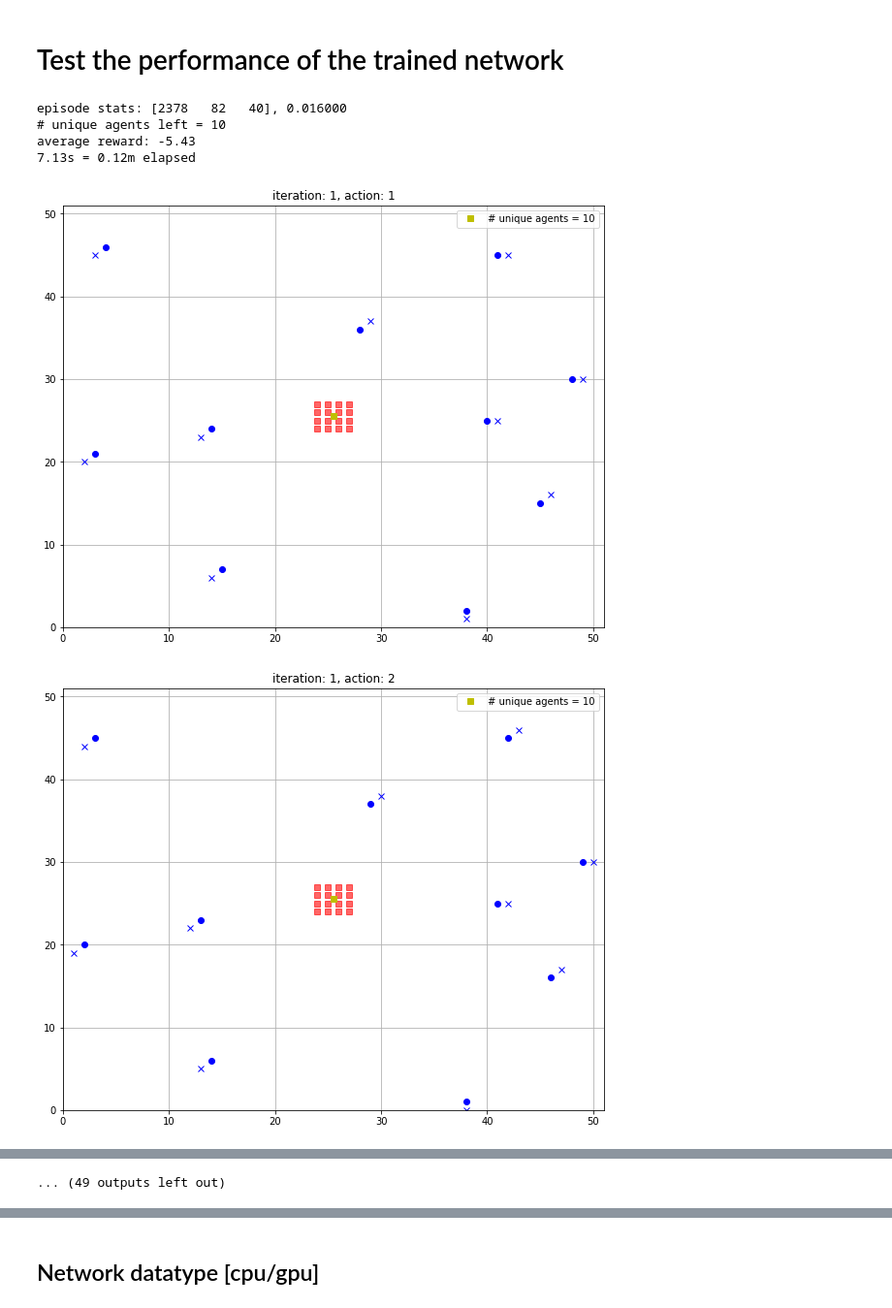
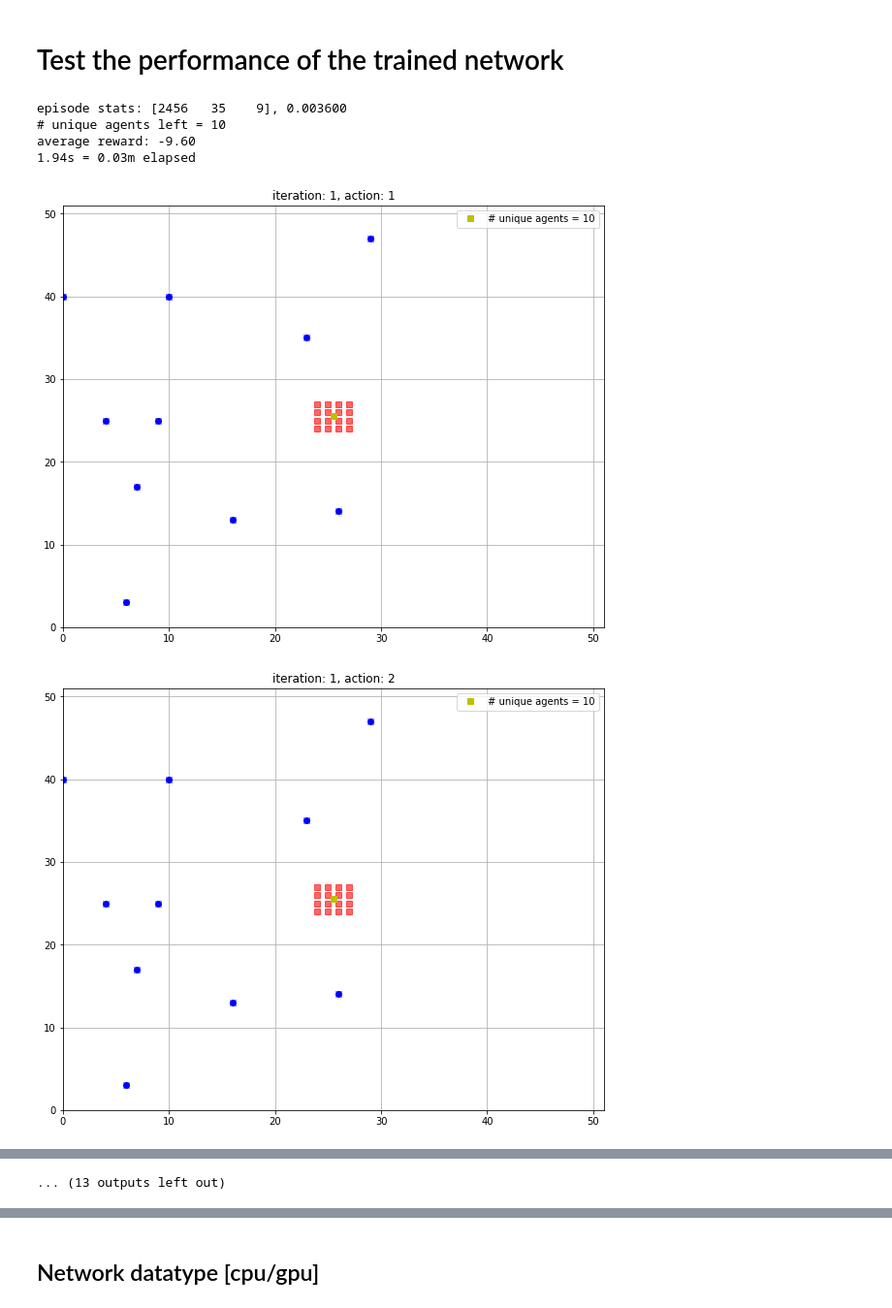
Before and after one commit to rhaksar/ddrl-firefighting, a Jupyter notebook: train-warmstart-PyTorch.ipynb, the cells around one changed output, grey strips where cells are left out. Shown at 97% size. Saved outputs shown, nothing was run; the diff lists cells and outputs as text; code cells hidden in the pictures.

```diff
--- a/train-warmstart-PyTorch.ipynb
+++ b/train-warmstart-PyTorch.ipynb
@@ -721,10 +750,10 @@ test architecture with random data
 # %%
 tic = time.clock()
 N = 1
-img_dim = 8
-model = eelfff_net(img_dim).type(dtype)
+img_s_dim = 3
+model = eelfff_net(img_s_dim).type(dtype)
 
-img = Variable(torch.randn(img_dim,img_dim)).type(dtype)
+img = Variable(torch.randn(img_s_dim,img_s_dim)).type(dtype)
 ide = Variable(torch.ones(1).type(dtype))
 pos = Variable(torch.randn(2).type(dtype))
 sf = Variable((True*torch.ones(1)).type(dtype))
@@ -732,7 +761,10 @@ center = Variable(torch.randn(2).type(dtype))
 cid = Variable(2*torch.ones(1)).type(dtype)
 cpo = Variable(torch.randn(2).type(dtype))
 
-Q = model(img, ide, pos, sf, center, cid, cpo)
+cds = Variable(10*torch.rand(1)).type(dtype)
+yld = Variable(False*2*torch.ones(1)+-1).type(dtype)
+
+Q = model(img, sf, pos-center, yld, cds)
 toc = time.clock()
 
 print(Q.size())
@@ -752,6 +784,7 @@ min_exp_size = 5000 #100
 dp = 0.15/0.2763
 act_repeat = 6
 img_dim = 8
+img_s_dim = 3
 center = (grid_size+1)/2
 cen_var = Variable(center*torch.ones(2)).type(dtype)
 
@@ -760,8 +793,8 @@ spawn_loc = np.arange(grid_size//3//2,grid_size,grid_size//3)
 perturbs = np.arange(-grid_size//3//2+1,grid_size//3//2+1,1)
 
 # create network instance
-model = eelfff_net(img_dim=img_dim).type(dtype)
-target = eelfff_net(img_dim=img_dim).type(dtype)
+model = eelfff_net(img_dim=img_s_dim).type(dtype)
+target = eelfff_net(img_dim=img_s_dim).type(dtype)
 updt_max = 1000 #2500
 dqn_updt_cntr = 1
 
@@ -769,7 +802,7 @@ dqn_updt_cntr = 1
 gamma = 0.99
 batch_size = 32
 # optimizer = torch.optim.Adam(model.parameters(), lr=2.5e-4, betas=(0.95,0.95), eps=0.01)
-optimizer = torch.optim.Adam(model.parameters(), lr=1e-4)
+optimizer = torch.optim.Adam(model.parameters(), lr=5e-4)
 
 # loss function
 loss_fn = torch.nn.MSELoss(size_average=False)
@@ -1215,7 +1305,7 @@ for k in range(n):
 
 # run simulation
 #while not sim.end:
-for _ in range(6*10):
+for _ in range(6*4):
     if plotting:
         plt.figure()
         plt.grid()
@@ -1235,6 +1325,7 @@ for _ in range(6*10):
 
     new_agent_pos = np.zeros((n,2)).astype(np.int32)
 
+    loss = 0
     # generate control for each agent
     for k in range(n):
         # generate image
@@ -1245,25 +1336,34 @@ for _ in range(6*10):
         min_dist, min_id, min_pos = min(dists)
 
         # use network to generate action
-        img = Variable(torch.from_numpy(img)).type(dtype)
-        ide = Variable(k*torch.ones(1)).type(dtype)
+        img = Variable(torch.from_numpy(img[3:6,3:6])).type(dtype)
+        ide = Variable((k+1)*torch.ones(1)).type(dtype)
         pos = Variable(torch.from_numpy(agent_pos[k,:])).type(dtype)
         sf = Variable(agent_sf[k]*torch.ones(1)).type(dtype)
         cid = Variable(min_id*torch.ones(1)).type(dtype)
         cpo = Variable(torch.from_numpy(min_pos)).type(dtype)
+        cds = Variable(min_dist*torch.ones(1)).type(dtype)
 
-        Q = model(img, ide, pos, sf, cen_var, cid, cpo)[0].data.cpu().numpy()
+        if k < min_id:
+            yld = Variable(False*torch.ones(1)).type(dtype)
+        else:
+            yld = Variable(True*torch.ones(1)).type(dtype)
+
+        #Q = model(img, ide, pos, sf, pos-cen_var, cid, cpo)[0].data.cpu().numpy()
+        Q = model(img, sf, pos-cen_var, yld, cds)[0].data.cpu().numpy()
+
 
         act = np.argmax(Q, axis=0)
         traj = actions_to_trajectory(agent_pos[k,:], [act])
         if img_st[img_dim//2,img_dim//2] in [1,2]:
             agent_sf[k] = True
 
-        #traj, act, sf = heuristic(k, agent_pos[k,:], img_st, agent_sf[k], center, min_id, min_pos)
-        #agent_sf[k] = sf
-
         reward = eelfff_reward(k, traj, agent_sf[k], img_st, center, min_id, min_pos)
         ep_rew += reward
+
+        #traj_h, act_h, _ = heuristic(k, agent_pos[k,:], img_st, agent_sf[k], center, min_id, min_pos)
+        #reward_h = eelfff_reward(k, traj_h, agent_sf[k], img_st, center, min_id, min_pos)
+        #loss += (reward_h + gamma* )**2
 
         # generate control from trajectory
         control.extend(FindGridIntersections(sim.state, traj))
@@ -1282,6 +1382,8 @@ for _ in range(6*10):
         # store agent's new position
         new_agent_pos[k,:] = [traj[-1][0], traj[-1][1]]
 
+        #sys.exit(0)
+
     # remove duplicates from control sequence
     control = list(set(control))
 
@@ -1290,38 +1392,38 @@ for _ in range(6*10):
     if repeat_cntr % act_repeat == 0:
         sim.step(control, dbeta=dp)
         control = []
-        repeat_cntr = 1
+        repeat_cntr += 1
     else:
         repeat_cntr += 1
 
     # update agent position
     agent_pos = new_agent_pos
 
     if plotting:
         #plt.legend(['%d' %(len(set(tuple(x) for x in agent_pos)))])
         plt.plot(center,center,"ys",label='# unique agents = %d' %(len(set(tuple(x) for x in agent_pos))))
         plt.legend()
 
     #if sim.end:
     #    print('breaking early because game ended')
     #    break
 
     #if len(set(tuple(x) for x in agent_pos)) < n:
     #    print('agents merged!')
     #    #plt.plot(23,24,"yo")
     #    break
 
 avg_rew = ep_rew/(n*sim.iter)
 print("episode stats: %s, %f" %(sim.stats,sim.stats[2]/np.sum(sim.stats)))
 print('# unique agents left = %d' %(len(set(tuple(x) for x in agent_pos))))
 print("average reward: %0.2f" %(avg_rew))
 
 toc = time.clock()
 print("%0.2fs = %0.2fm elapsed" %(toc-tic,(toc-tic)/60))
 # %% [output]
-episode stats: [2378   82   40], 0.016000
+episode stats: [2456   35    9], 0.003600
 # unique agents left = 10
-average reward: -5.43
-7.13s = 0.12m elapsed
+average reward: -9.60
+1.94s = 0.03m elapsed
-[figure, old version]
+[figure, new version]
-[figure, old version]
+[figure, new version]
@@ -1337 +1439 @@ average reward: -5.43
-... (49 outputs left out)
+... (13 outputs left out)
```
Also changed, not shown: parts of 16 cells of this notebook.
